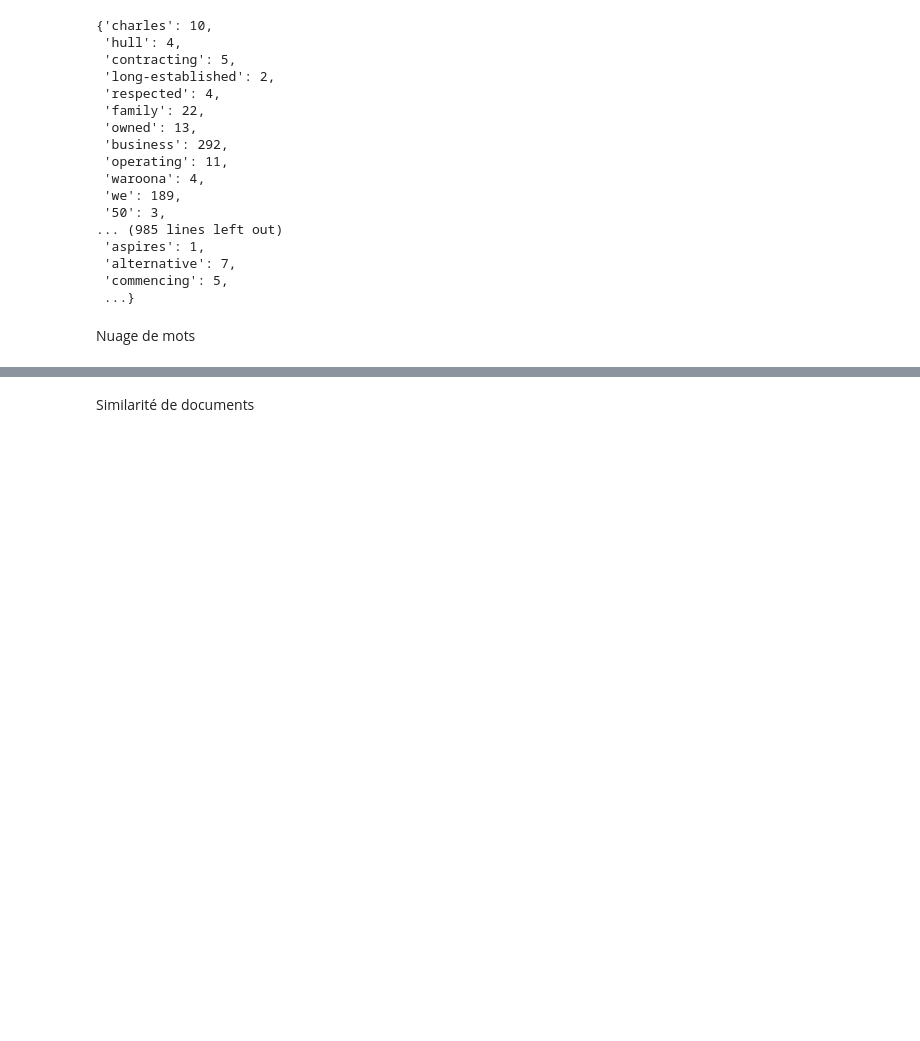
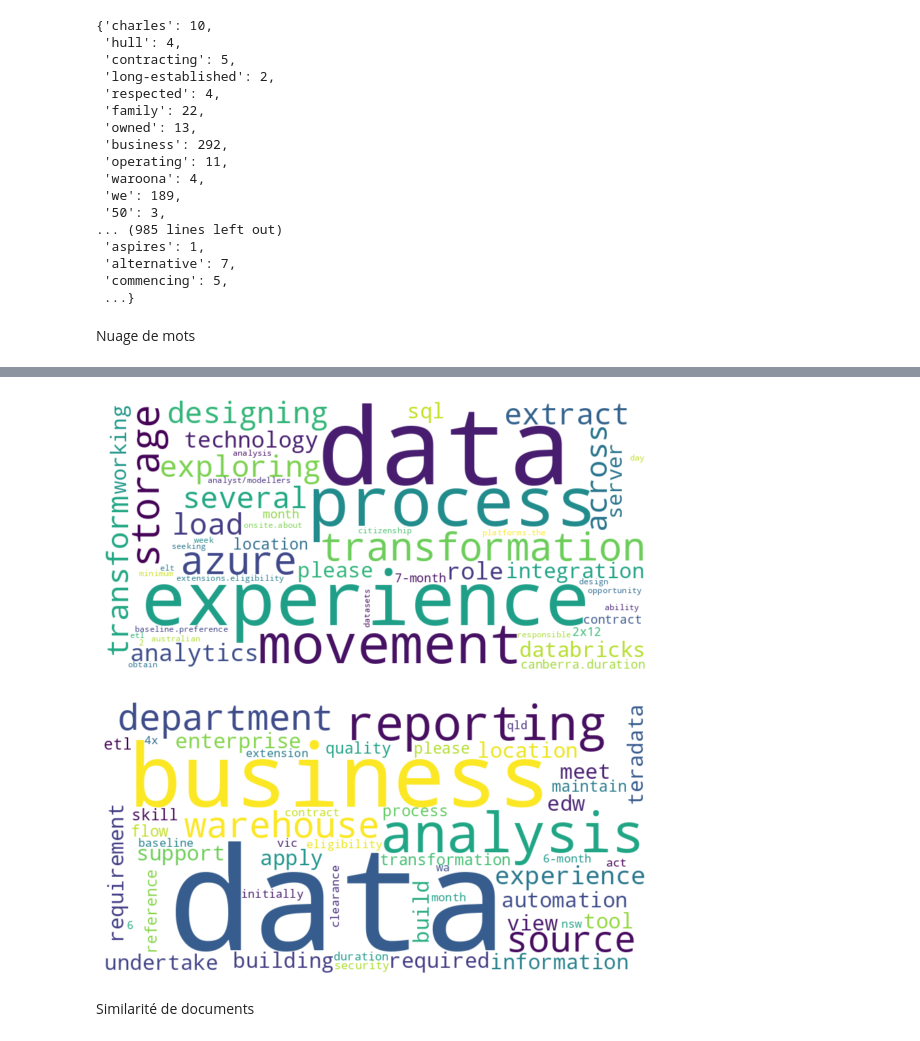
Before and after one commit to fmezirard/TAL, a Jupyter notebook: TraitementPoste.ipynb, the cells around one changed output, grey strips where cells are left out. Drawn from its saved outputs; the diff is of its cells as text; code cells hidden in the pictures; blank space fills up the shorter version.

Commit message:
Add files via upload
fonction wordcloud

```diff
--- a/TraitementPoste.ipynb
+++ b/TraitementPoste.ipynb
@@ -263,3 +264,28 @@ nuage_de_mots(resultat,"nuage_de_mots_description_lem")
+# %%
+def nuage_de_mots_choix_ent_poste(df,entreprise,metier):
+    # Créez un objet WordCloud
+
+    nuage_de_mots = WordCloud(width=800, height=400, background_color='white',max_words=50)
+    freq=df[(df['entreprise'] == entreprise) & (df['titre_lem_modified'] == metier)].description_compte
+    # Générez le nuage de mots à partir du dictionnaire
+    for i in list(freq.index):
+        nuage_de_mots.generate_from_frequencies(freq.loc[i])
+    #Affichez le nuage de mots
+
+        plt.figure(figsize=(10, 5))
+        plt.imshow(nuage_de_mots, interpolation='bilinear')
+        plt.axis('off')
+
+        # Sauvegardez l'image
+        #plt.savefig(f"wordcloud_{entreprise}_{metier}_{i}.jpeg")
+
+        plt.show()
+
+
+nuage_de_mots_choix_ent_poste(df,"Ignite","data analyst")
+# %% [output]
+[figure, added]
+[figure, added]
 # %% [markdown]
 Similarité de documents
 # %%
```
Also changed, not shown: parts of 9 cells of this notebook, 1 other file.
